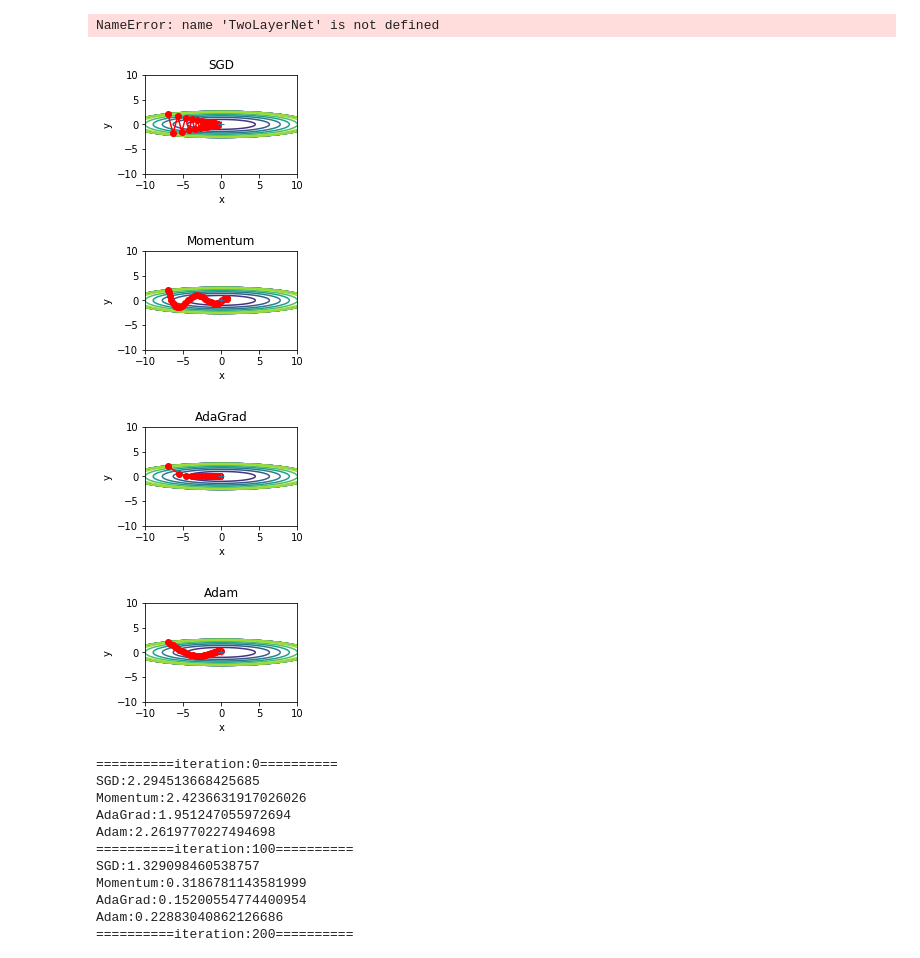
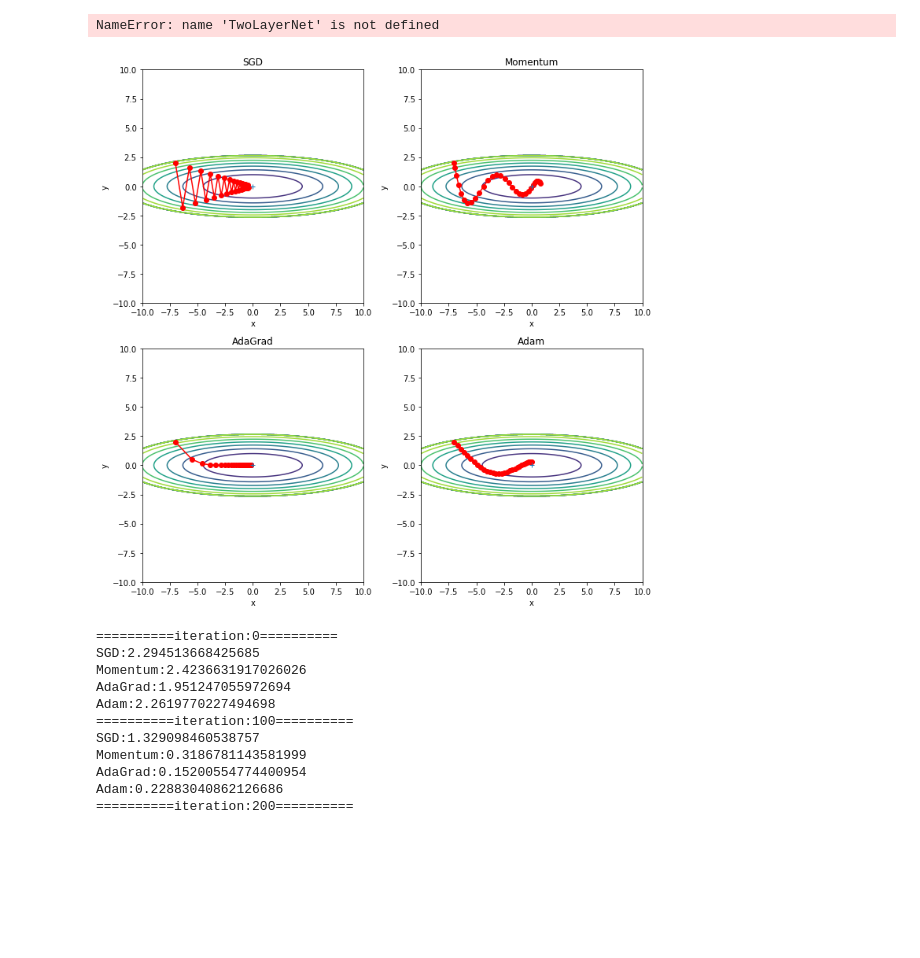
Before and after one commit to lalaim/shb-deep-learning-from-scratch, a Jupyter notebook: andy/DL_chapter6.ipynb, the cells around one changed output. Saved outputs shown, nothing was run; the diff lists cells and outputs as text; code cells hidden in the pictures; blank space fills up the shorter version.

```diff
--- a/andy/DL_chapter6.ipynb
+++ b/andy/DL_chapter6.ipynb
@@ -973,6 +973,7 @@ def f(x, y):
 def df(x, y):
     return x / 10.0, 2.0*y
 
+plt.subplots(2, 2, figsize=(10,10))
 init_pos = (-7.0, 2.0)
 params = {}
 params['x'], params['y'] = init_pos[0], init_pos[1]
@@ -1000,38 +1001,37 @@ for key in optimizers:
 
         grads['x'], grads['y'] = df(params['x'], params['y'])
         optimizer.update(params, grads)
 
 
     x = np.arange(-10, 10, 0.01)
     y = np.arange(-5, 5, 0.01)
 
     X, Y = np.meshgrid(x, y)
     Z = f(X, Y)
 
     # 외곽선 단순화
     mask = Z > 7
     Z[mask] = 0
 
+
     # 그래프 그리기
     plt.subplot(2, 2, idx)
     idx += 1
     plt.plot(x_history, y_history, 'o-', color="red")
     plt.contour(X, Y ,Z)
     plt.ylim(-10, 10)
     plt.xlim(-10, 10)
     plt.plot(0, 0, '+')
     # colorbar()
     # spring()
     plt.title(key)
     plt.xlabel("x")
     plt.ylabel("y")
 
-    plt.show()
+plt.tight_layout()
+plt.show()
 # %% [output]
-[figure, old version]
+[figure, new version]
-[figure, removed]
-[figure, removed]
-[figure, removed]
 # %%
 import sys, os
 sys.path.append(os.pardir)  # 부모 디렉터리의 파일을 가져올 수 있도록 설정
```
Also changed, not shown: parts of 8 cells of this notebook.
